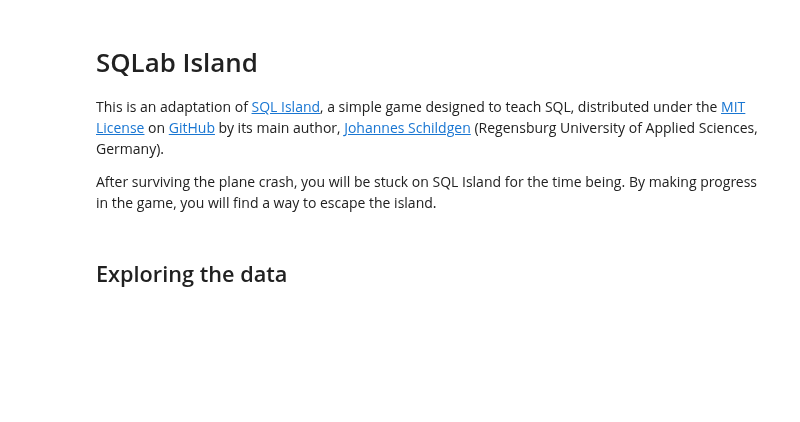
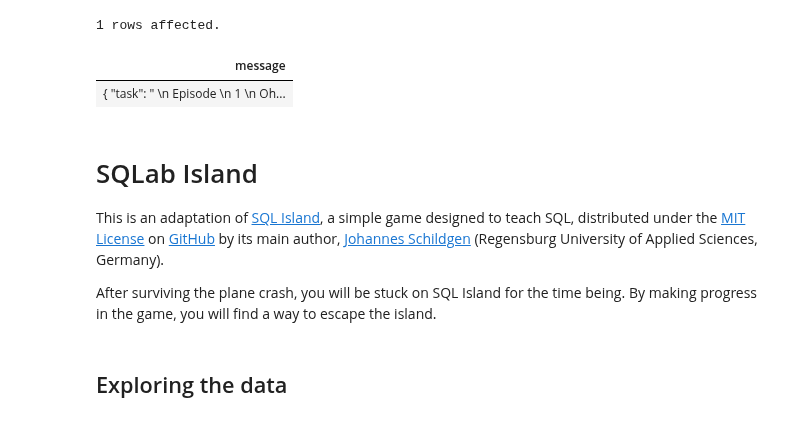
Before and after one commit to laowantong/sqlab_island, a Jupyter notebook: en/mysql/sqlab_island.ipynb, the cells around one changed output. Drawn from its saved outputs; the diff is of its cells as text; code cells hidden in the pictures; blank space fills up the shorter version.

```diff
--- a/en/mysql/sqlab_island.ipynb
+++ b/en/mysql/sqlab_island.ipynb
@@ -27,3 +27,10 @@ sqlab_msg    msg
+# %%
+%%sql
+select decrypt(42) as message
+# %% [output]
+1 rows affected.
+| message |
+| { "task": " \n Episode \n 1 \n Oh... |
 # %% [markdown]
 # SQLab Island
 This is an adaptation of <a href="https://sql-island.informatik.uni-kl.de">SQL Island</a>, a simple game designed to teach SQL, distributed under the <a href="https://opensource.org/licenses/MIT">MIT License</a> on <a href="https://github.com/jschildgen/sql-island">GitHub</a> by its main author, <a href="https://www.johannesschildgen.de">Johannes Schildgen</a> (Regensburg University of Applied Sciences, Germany).
```
Also changed, not shown: parts of 1 cell of this notebook, 13 other files.
